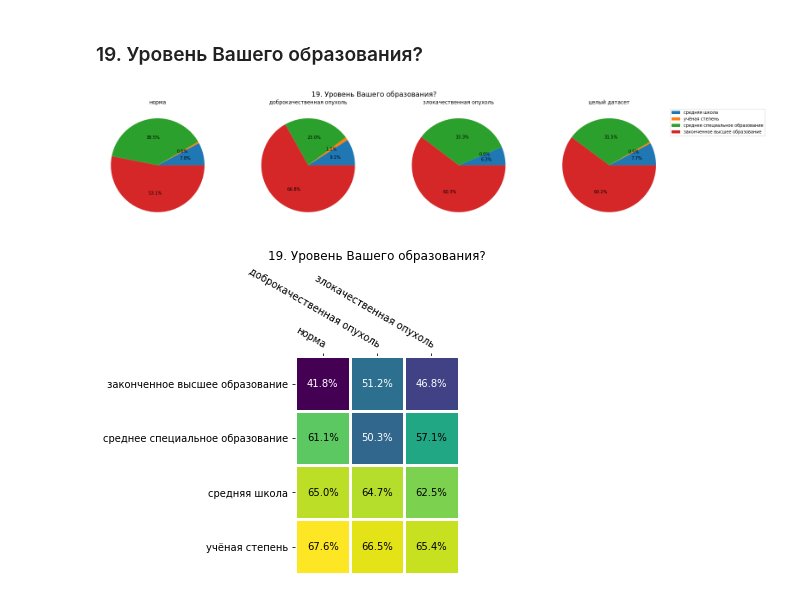
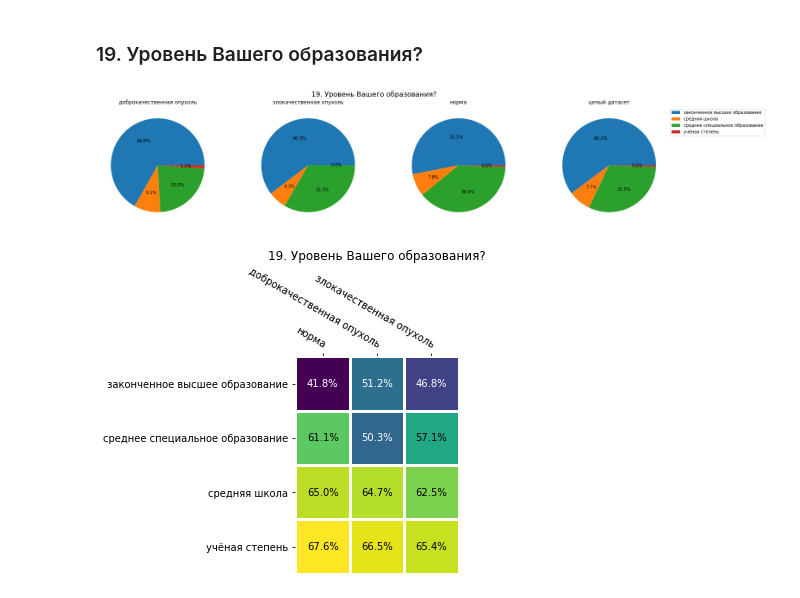
Before and after one commit to mikhailmartin/Breast-Cancer, a Jupyter notebook: ETL step 2.ipynb, the cells around one changed output. Saved outputs shown, nothing was run; the diff lists cells and outputs as text; code cells hidden in the pictures.

```diff
--- a/ETL step 2.ipynb
+++ b/ETL step 2.ipynb
@@ -360,9 +360,9 @@ viz.plot_accuracy_matrix(df, defs.QUESTION_18)
 # %% [markdown]
 ### 19. Уровень Вашего образования?
 # %%
-viz.plot_pies(df, defs.QUESTION_19)
+viz.plot_pies(df, defs.QUESTION_19, defs.LABEL)
 # %% [output]
-[figure, old version]
+[figure, new version]
 # %%
 viz.plot_accuracy_matrix(df, defs.QUESTION_19)
 # %% [output]
```
Also changed, not shown: parts of 31 cells of this notebook, 2 other files.
